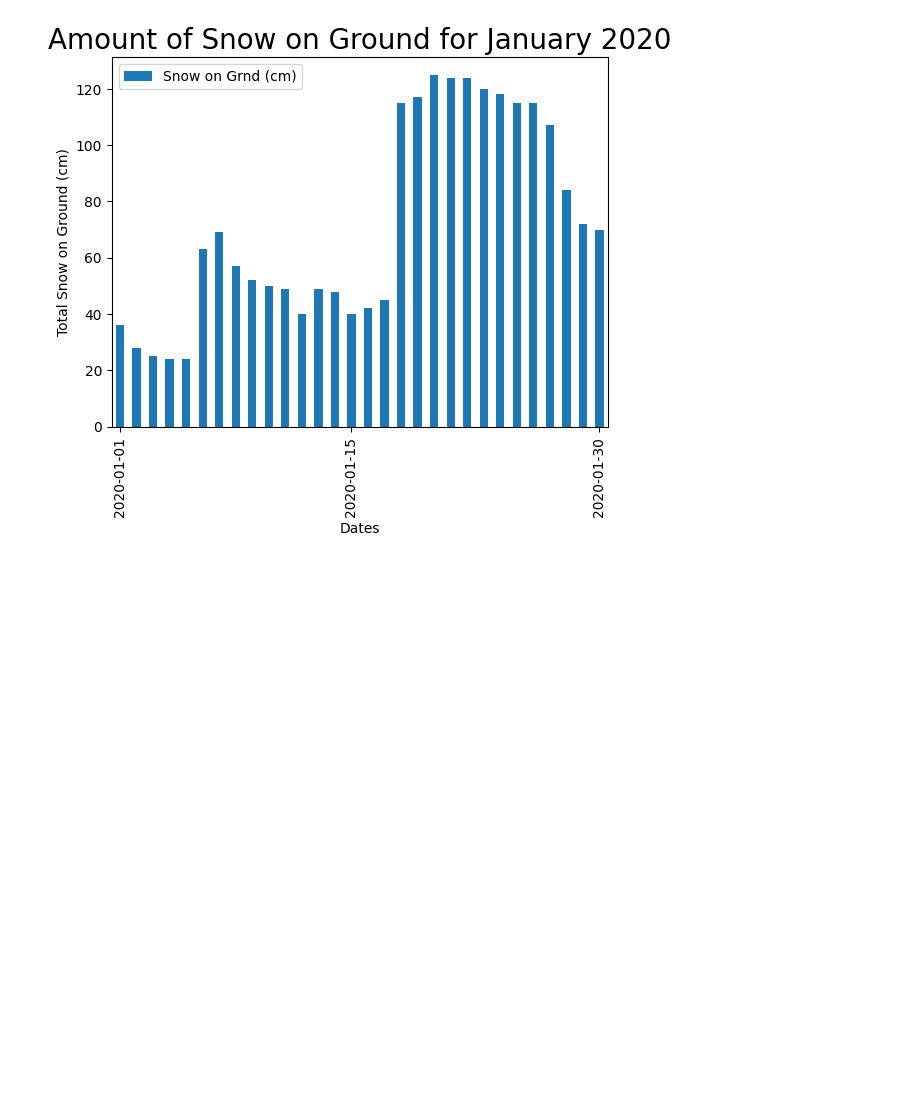
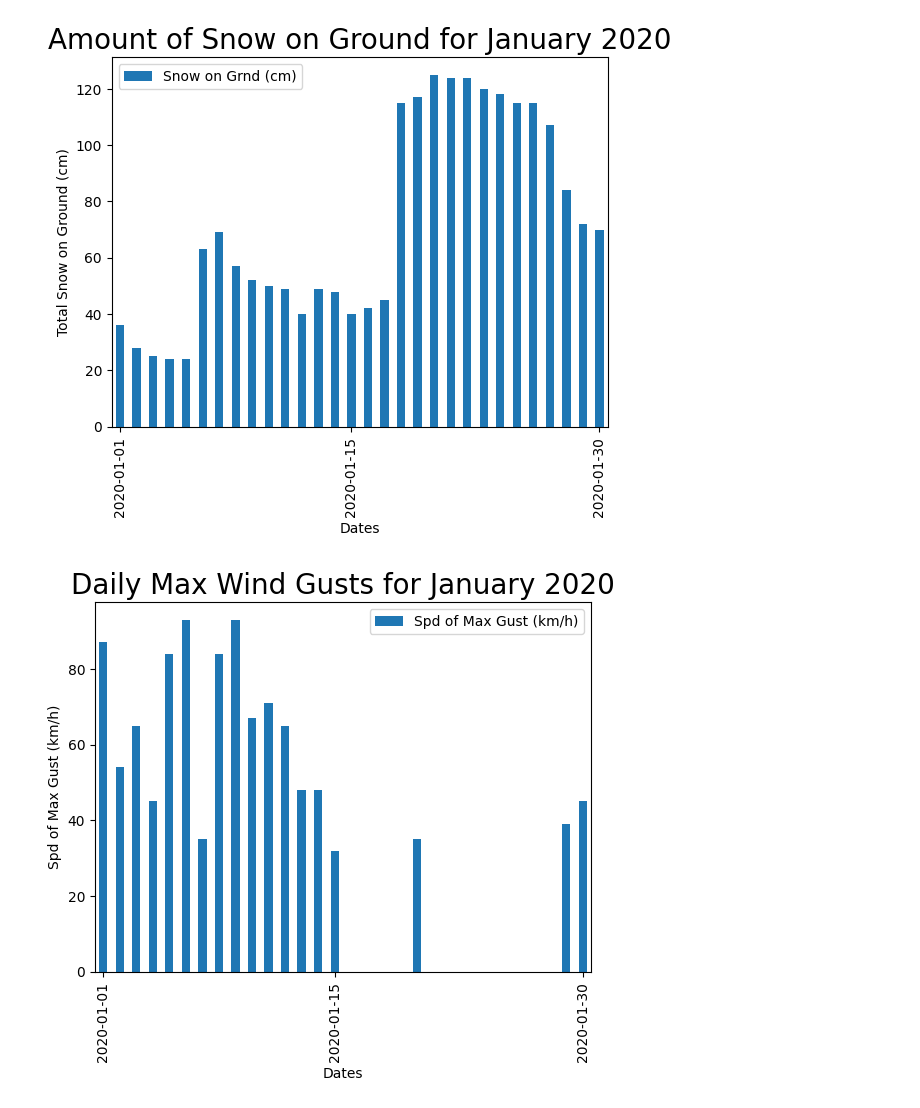
Before and after one commit to dcameronmckenna/CMSC6950-Project, a Jupyter notebook: project_graphs.ipynb, the cells around one changed output. Cells and saved outputs as stored; diff of their text form; code cells hidden in the pictures; blank space fills up the shorter version.

Commit message:
Added bar graph of wind gusts

```diff
--- a/project_graphs.ipynb
+++ b/project_graphs.ipynb
@@ -94,3 +99,24 @@ plt.legend()
 plt.show()
 # %% [output]
 [figure]
+# %%
+num_cols_wind = ['Spd of Max Gust (km/h)']
+
+weather_data[num_cols_wind] = weather_data[num_cols_wind].astype(float)
+
+wind_speeds = weather_data[num_cols_wind]
+
+bar_data_wind = wind_speeds[0:30]
+axes = bar_data_wind.plot.bar()
+axes.set_xticks([0, 14, 29])
+
+
+
+
+plt.xlabel('Dates')
+plt.ylabel('Spd of Max Gust (km/h)')
+plt.title('Daily Max Wind Gusts for January 2020', fontsize = 20)
+plt.legend()
+plt.show()
+# %% [output]
+[figure, added]
```
Also changed, not shown: parts of 1 cell of this notebook.
